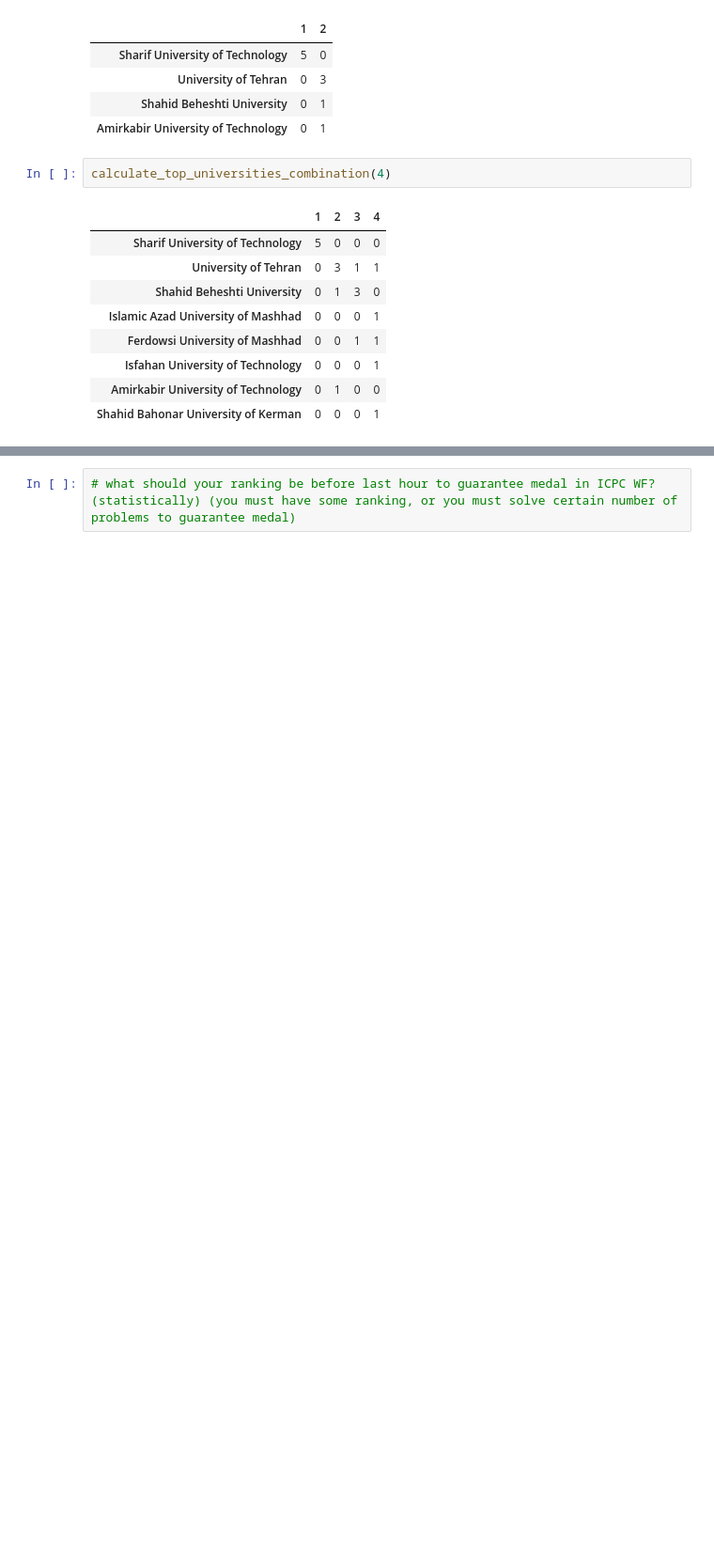
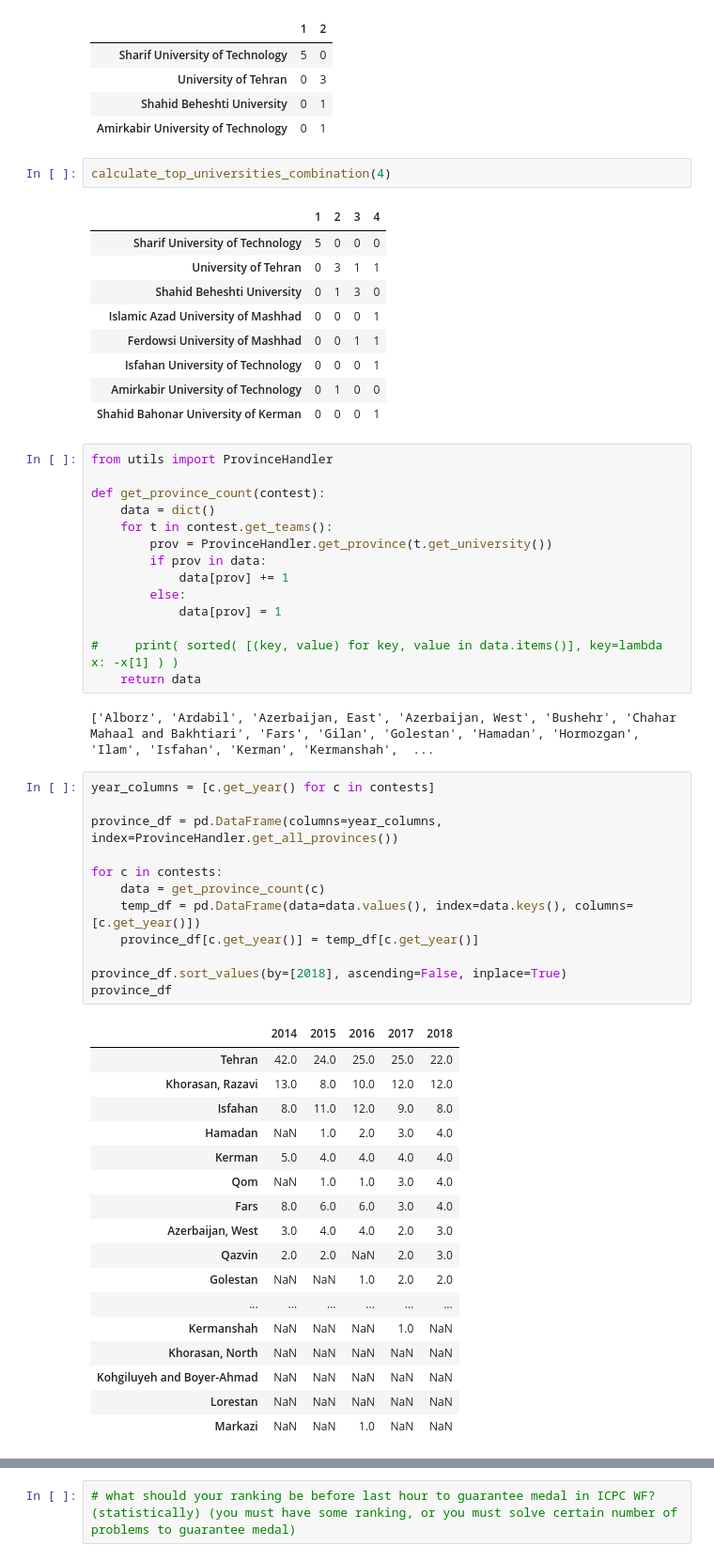
Before and after one commit to mehdikazemi8/icpc-contests, a Jupyter notebook: icpc-contests.ipynb, the cells around one changed output, grey strips where cells are left out. Shown at 94% size. Cells and saved outputs as stored; diff of their text form; blank space fills up the shorter version.

```diff
--- a/icpc-contests.ipynb
+++ b/icpc-contests.ipynb
@@ -504,3 +504,49 @@ calculate_top_universities_combination(4)
 | Isfahan University of Technology | 0 | 0 | 0 | 1 |
 | Amirkabir University of Technology | 0 | 1 | 0 | 0 |
 | Shahid Bahonar University of Kerman | 0 | 0 | 0 | 1 |
+# %%
+from utils import ProvinceHandler
+
+def get_province_count(contest):
+    data = dict()
+    for t in contest.get_teams():
+        prov = ProvinceHandler.get_province(t.get_university())
+        if prov in data:
+            data[prov] += 1
+        else:
+            data[prov] = 1
+
+#     print( sorted( [(key, value) for key, value in data.items()], key=lambda x: -x[1] ) )
+    return data
+# %% [output]
+['Alborz', 'Ardabil', 'Azerbaijan, East', 'Azerbaijan, West', 'Bushehr', 'Chahar Mahaal and Bakhtiari', 'Fars', 'Gilan', 'Golestan', 'Hamadan', 'Hormozgan', 'Ilam', 'Isfahan', 'Kerman', 'Kermanshah',  ...
+# %%
+year_columns = [c.get_year() for c in contests]
+
+province_df = pd.DataFrame(columns=year_columns, index=ProvinceHandler.get_all_provinces())
+
+for c in contests:
+    data = get_province_count(c)
+    temp_df = pd.DataFrame(data=data.values(), index=data.keys(), columns=[c.get_year()])
+    province_df[c.get_year()] = temp_df[c.get_year()]
+
+province_df.sort_values(by=[2018], ascending=False, inplace=True)
+province_df
+# %% [output]
+|  | 2014 | 2015 | 2016 | 2017 | 2018 |
+| Tehran | 42.0 | 24.0 | 25.0 | 25.0 | 22.0 |
+| Khorasan, Razavi | 13.0 | 8.0 | 10.0 | 12.0 | 12.0 |
+| Isfahan | 8.0 | 11.0 | 12.0 | 9.0 | 8.0 |
+| Hamadan | NaN | 1.0 | 2.0 | 3.0 | 4.0 |
+| Kerman | 5.0 | 4.0 | 4.0 | 4.0 | 4.0 |
+| Qom | NaN | 1.0 | 1.0 | 3.0 | 4.0 |
+| Fars | 8.0 | 6.0 | 6.0 | 3.0 | 4.0 |
+| Azerbaijan, West | 3.0 | 4.0 | 4.0 | 2.0 | 3.0 |
+| Qazvin | 2.0 | 2.0 | NaN | 2.0 | 3.0 |
+| Golestan | NaN | NaN | 1.0 | 2.0 | 2.0 |
+| ... | ... | ... | ... | ... | ... |
+| Kermanshah | NaN | NaN | NaN | 1.0 | NaN |
+| Khorasan, North | NaN | NaN | NaN | NaN | NaN |
+| Kohgiluyeh and Boyer-Ahmad | NaN | NaN | NaN | NaN | NaN |
+| Lorestan | NaN | NaN | NaN | NaN | NaN |
+| Markazi | NaN | NaN | 1.0 | NaN | NaN |
```
Also changed, not shown: parts of 3 cells of this notebook, 7 other files.
